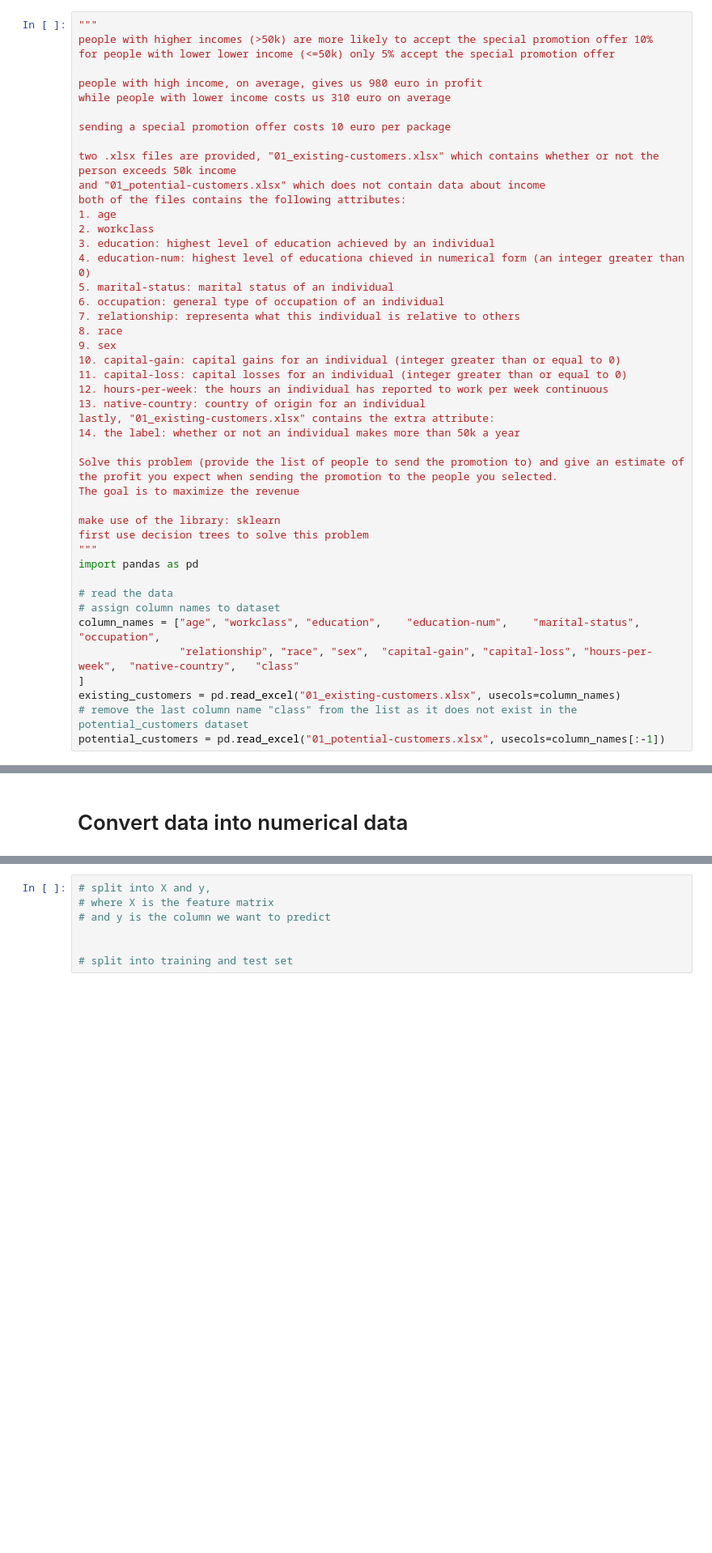
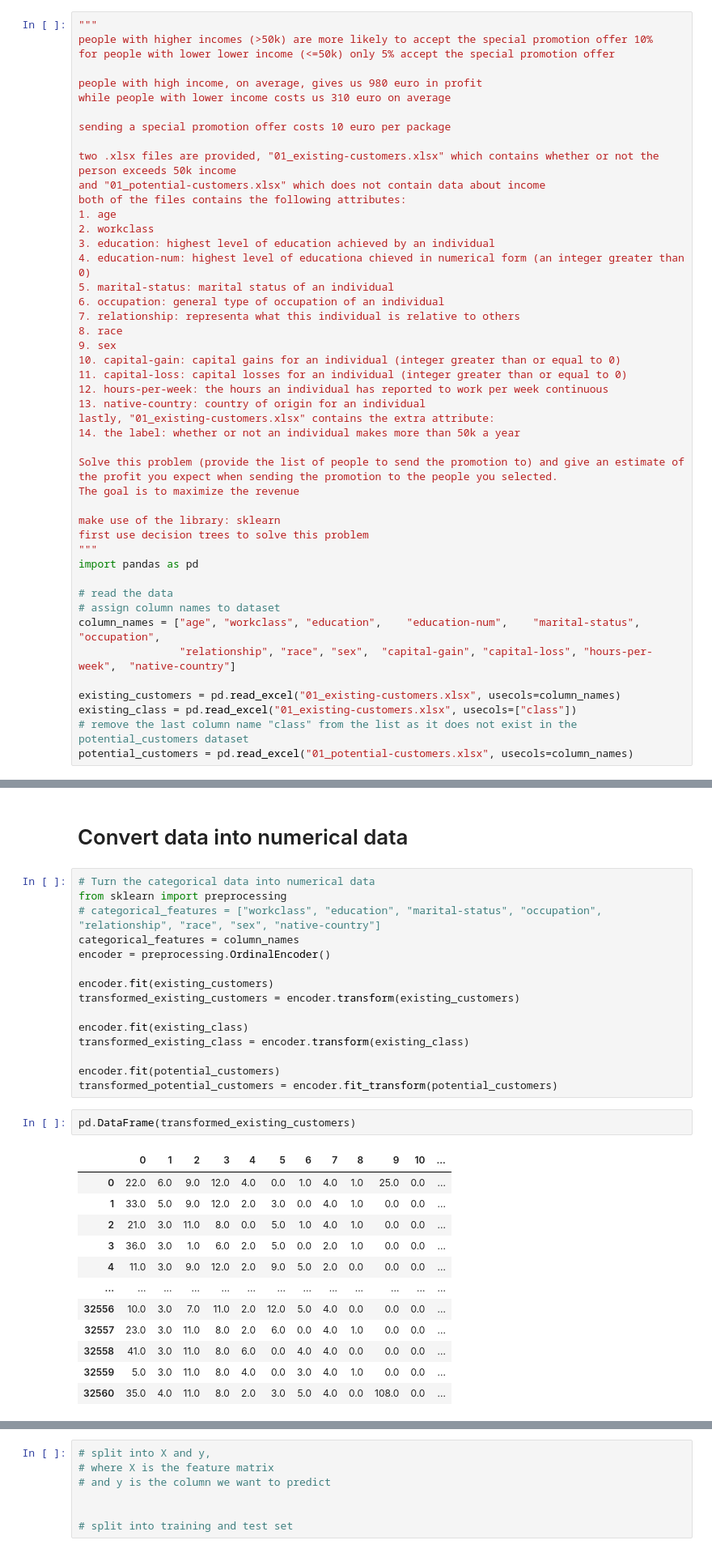
Before and after one commit to JohnChristianCastillo/Data_Mining, a Jupyter notebook: 01_classification.ipynb, the cells around one changed output, grey strips where cells are left out. Shown: that part at 81% size. Cells and saved outputs as stored; diff of their text form; blank space fills up the shorter version.

```diff
--- a/01_classification.ipynb
+++ b/01_classification.ipynb
@@ -38,11 +38,12 @@ import pandas as pd
 # read the data
 # assign column names to dataset
 column_names = ["age", "workclass",	"education",	"education-num",	"marital-status", "occupation",
-                "relationship",	"race",	"sex",	"capital-gain",	"capital-loss",	"hours-per-week",	"native-country",	"class"
-]
+                "relationship",	"race",	"sex",	"capital-gain",	"capital-loss",	"hours-per-week",	"native-country"]
+
 existing_customers = pd.read_excel("01_existing-customers.xlsx", usecols=column_names)
+existing_class = pd.read_excel("01_existing-customers.xlsx", usecols=["class"])
 # remove the last column name "class" from the list as it does not exist in the potential_customers dataset
-potential_customers = pd.read_excel("01_potential-customers.xlsx", usecols=column_names[:-1])
+potential_customers = pd.read_excel("01_potential-customers.xlsx", usecols=column_names)
 # %%
 # check the data
 print("Existing Customers:")
@@ -82,3 +83,33 @@ Potential Customers:
 16281 rows × 13 columns
 # %% [markdown]
 # Convert data into numerical data
+# %%
+# Turn the categorical data into numerical data
+from sklearn import preprocessing
+# categorical_features = ["workclass", "education", "marital-status", "occupation", "relationship", "race", "sex", "native-country"]
+categorical_features = column_names
+encoder = preprocessing.OrdinalEncoder()
+
+encoder.fit(existing_customers)
+transformed_existing_customers = encoder.transform(existing_customers)
+
+encoder.fit(existing_class)
+transformed_existing_class = encoder.transform(existing_class)
+
+encoder.fit(potential_customers)
+transformed_potential_customers = encoder.fit_transform(potential_customers)
+# %%
+pd.DataFrame(transformed_existing_customers)
+# %% [output]
+|  | 0 | 1 | 2 | 3 | 4 | 5 | 6 | 7 | 8 | 9 | 10 | ... |
+| 0 | 22.0 | 6.0 | 9.0 | 12.0 | 4.0 | 0.0 | 1.0 | 4.0 | 1.0 | 25.0 | 0.0 | ... |
+| 1 | 33.0 | 5.0 | 9.0 | 12.0 | 2.0 | 3.0 | 0.0 | 4.0 | 1.0 | 0.0 | 0.0 | ... |
+| 2 | 21.0 | 3.0 | 11.0 | 8.0 | 0.0 | 5.0 | 1.0 | 4.0 | 1.0 | 0.0 | 0.0 | ... |
+| 3 | 36.0 | 3.0 | 1.0 | 6.0 | 2.0 | 5.0 | 0.0 | 2.0 | 1.0 | 0.0 | 0.0 | ... |
+| 4 | 11.0 | 3.0 | 9.0 | 12.0 | 2.0 | 9.0 | 5.0 | 2.0 | 0.0 | 0.0 | 0.0 | ... |
+| ... | ... | ... | ... | ... | ... | ... | ... | ... | ... | ... | ... | ... |
+| 32556 | 10.0 | 3.0 | 7.0 | 11.0 | 2.0 | 12.0 | 5.0 | 4.0 | 0.0 | 0.0 | 0.0 | ... |
+| 32557 | 23.0 | 3.0 | 11.0 | 8.0 | 2.0 | 6.0 | 0.0 | 4.0 | 1.0 | 0.0 | 0.0 | ... |
+| 32558 | 41.0 | 3.0 | 11.0 | 8.0 | 6.0 | 0.0 | 4.0 | 4.0 | 0.0 | 0.0 | 0.0 | ... |
+| 32559 | 5.0 | 3.0 | 11.0 | 8.0 | 4.0 | 0.0 | 3.0 | 4.0 | 1.0 | 0.0 | 0.0 | ... |
+| 32560 | 35.0 | 4.0 | 11.0 | 8.0 | 2.0 | 3.0 | 5.0 | 4.0 | 0.0 | 108.0 | 0.0 | ... |
```
Also changed, not shown: parts of 26 cells of this notebook, 1 other file.
